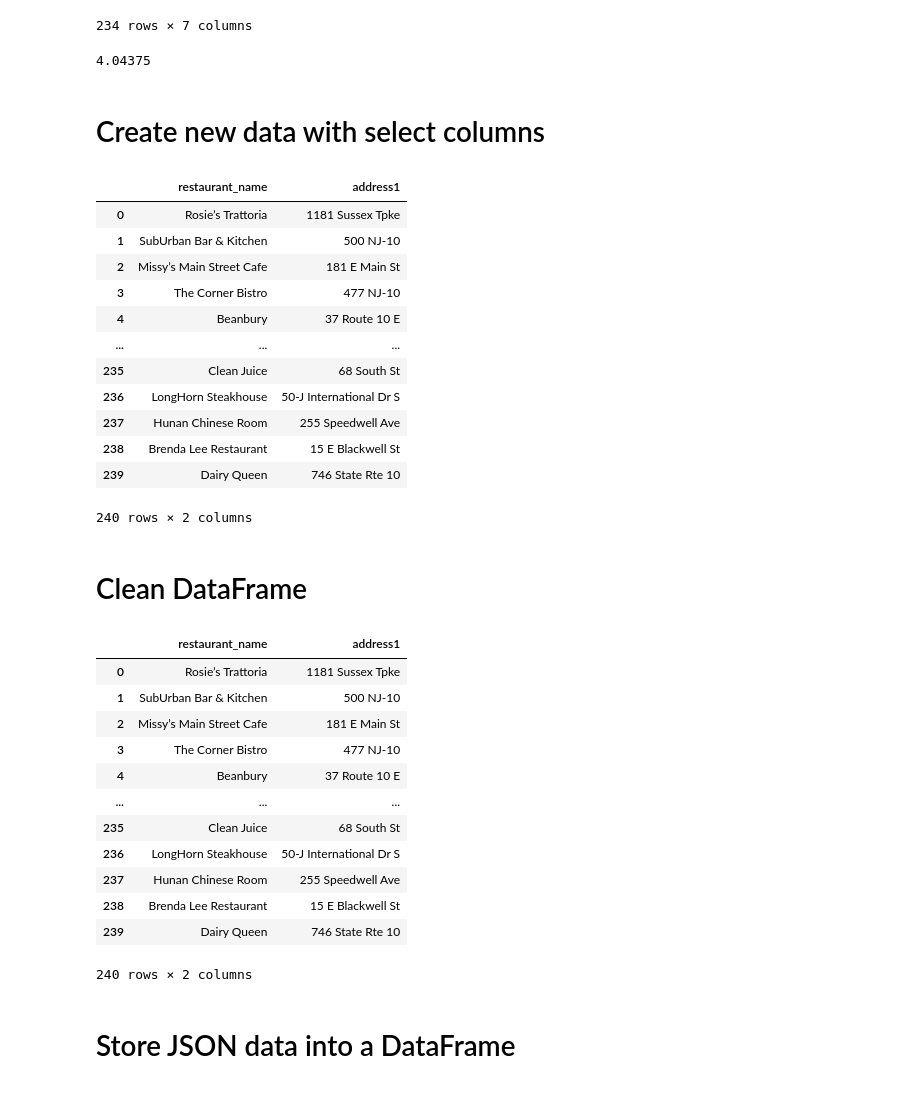
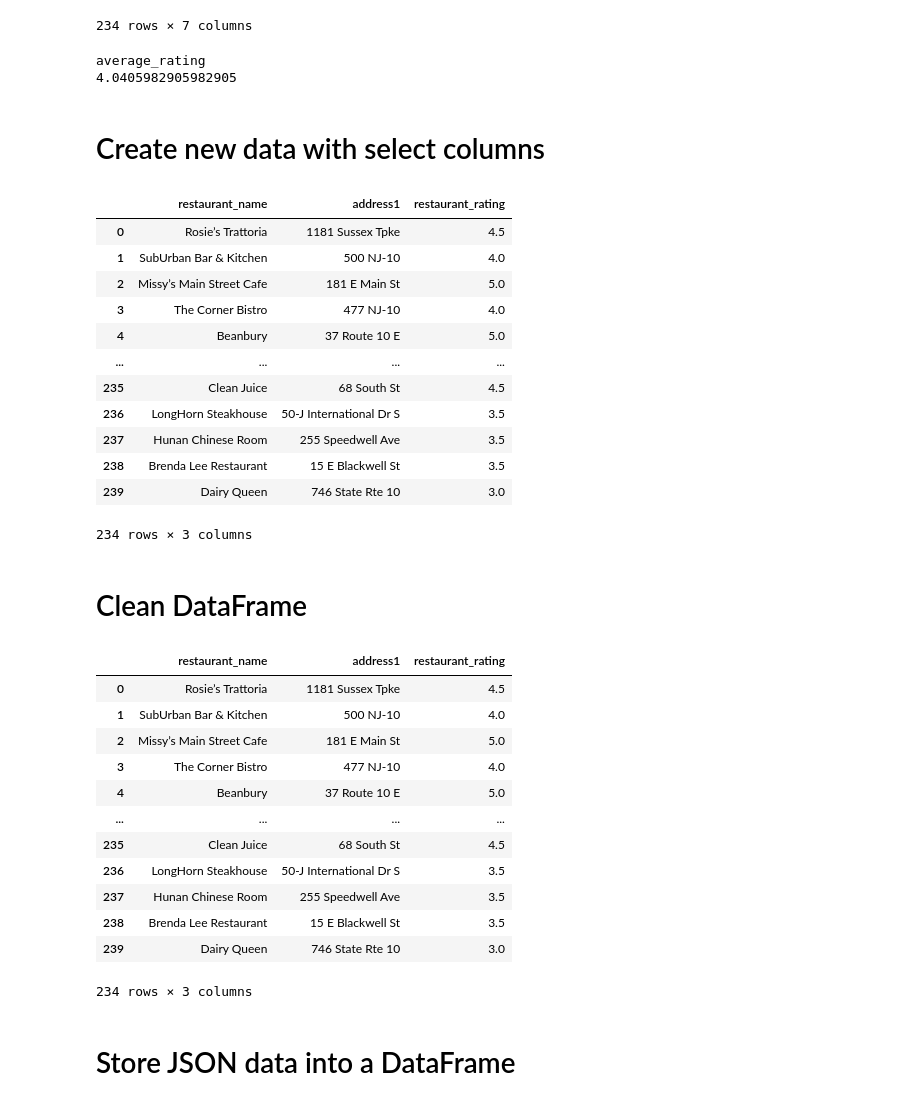
Before and after one commit to deliahellander/ETL-Project, a Jupyter notebook: Transformation/Transformation.ipynb, the cells around one changed output. Saved outputs shown, nothing was run; the diff lists cells and outputs as text; code cells hidden in the pictures.

Commit message:
average_rating

```diff
--- a/Transformation/Transformation.ipynb
+++ b/Transformation/Transformation.ipynb
@@ -127,29 +127,31 @@ yelp_df3
 234 rows × 7 columns
 # %%
 # average rating
-average_rating = yelp_df["restaurant_rating"].sum()/yelp_df["restaurant_name"].count()
+average_rating = yelp_df3["restaurant_rating"].sum()/yelp_df3["restaurant_name"].count()
+print("average_rating")
 print(average_rating)
 # %% [output]
-4.04375
+average_rating
+4.0405982905982905
 # %% [markdown]
 # Create new data with select columns
 # %%
-new_yelp_df = yelp_df[['restaurant_name', 'address1']].copy()
+new_yelp_df = yelp_df3[['restaurant_name', 'address1', 'restaurant_rating']].copy()
 new_yelp_df
 # %% [output]
-|  | restaurant_name | address1 |
-| 0 | Rosie’s Trattoria | 1181 Sussex Tpke |
-| 1 | SubUrban Bar & Kitchen | 500 NJ-10 |
-| 2 | Missy’s Main Street Cafe | 181 E Main St |
-| 3 | The Corner Bistro | 477 NJ-10 |
-| 4 | Beanbury | 37 Route 10 E |
-| ... | ... | ... |
-| 235 | Clean Juice | 68 South St |
-| 236 | LongHorn Steakhouse | 50-J International Dr S |
-| 237 | Hunan Chinese Room | 255 Speedwell Ave |
-| 238 | Brenda Lee Restaurant | 15 E Blackwell St |
-| 239 | Dairy Queen | 746 State Rte 10 |
+|  | restaurant_name | address1 | restaurant_rating |
+| 0 | Rosie’s Trattoria | 1181 Sussex Tpke | 4.5 |
+| 1 | SubUrban Bar & Kitchen | 500 NJ-10 | 4.0 |
+| 2 | Missy’s Main Street Cafe | 181 E Main St | 5.0 |
+| 3 | The Corner Bistro | 477 NJ-10 | 4.0 |
+| 4 | Beanbury | 37 Route 10 E | 5.0 |
+| ... | ... | ... | ... |
+| 235 | Clean Juice | 68 South St | 4.5 |
+| 236 | LongHorn Steakhouse | 50-J International Dr S | 3.5 |
+| 237 | Hunan Chinese Room | 255 Speedwell Ave | 3.5 |
+| 238 | Brenda Lee Restaurant | 15 E Blackwell St | 3.5 |
+| 239 | Dairy Queen | 746 State Rte 10 | 3.0 |
-240 rows × 2 columns
+234 rows × 3 columns
 # %% [markdown]
 # Clean DataFrame
 # %%
@@ -158,19 +160,19 @@ new_yelp_df['restaurant_name'] = new_yelp_df['restaurant_name'].fillna(0)
 new_yelp_df['address1'] = new_yelp_df['address1'].fillna(0)
 new_yelp_df
 # %% [output]
-|  | restaurant_name | address1 |
-| 0 | Rosie’s Trattoria | 1181 Sussex Tpke |
-| 1 | SubUrban Bar & Kitchen | 500 NJ-10 |
-| 2 | Missy’s Main Street Cafe | 181 E Main St |
-| 3 | The Corner Bistro | 477 NJ-10 |
-| 4 | Beanbury | 37 Route 10 E |
-| ... | ... | ... |
-| 235 | Clean Juice | 68 South St |
-| 236 | LongHorn Steakhouse | 50-J International Dr S |
-| 237 | Hunan Chinese Room | 255 Speedwell Ave |
-| 238 | Brenda Lee Restaurant | 15 E Blackwell St |
-| 239 | Dairy Queen | 746 State Rte 10 |
+|  | restaurant_name | address1 | restaurant_rating |
+| 0 | Rosie’s Trattoria | 1181 Sussex Tpke | 4.5 |
+| 1 | SubUrban Bar & Kitchen | 500 NJ-10 | 4.0 |
+| 2 | Missy’s Main Street Cafe | 181 E Main St | 5.0 |
+| 3 | The Corner Bistro | 477 NJ-10 | 4.0 |
+| 4 | Beanbury | 37 Route 10 E | 5.0 |
+| ... | ... | ... | ... |
+| 235 | Clean Juice | 68 South St | 4.5 |
+| 236 | LongHorn Steakhouse | 50-J International Dr S | 3.5 |
+| 237 | Hunan Chinese Room | 255 Speedwell Ave | 3.5 |
+| 238 | Brenda Lee Restaurant | 15 E Blackwell St | 3.5 |
+| 239 | Dairy Queen | 746 State Rte 10 | 3.0 |
-240 rows × 2 columns
+234 rows × 3 columns
 # %% [markdown]
 # Store JSON data into a DataFrame
 # %%
```
